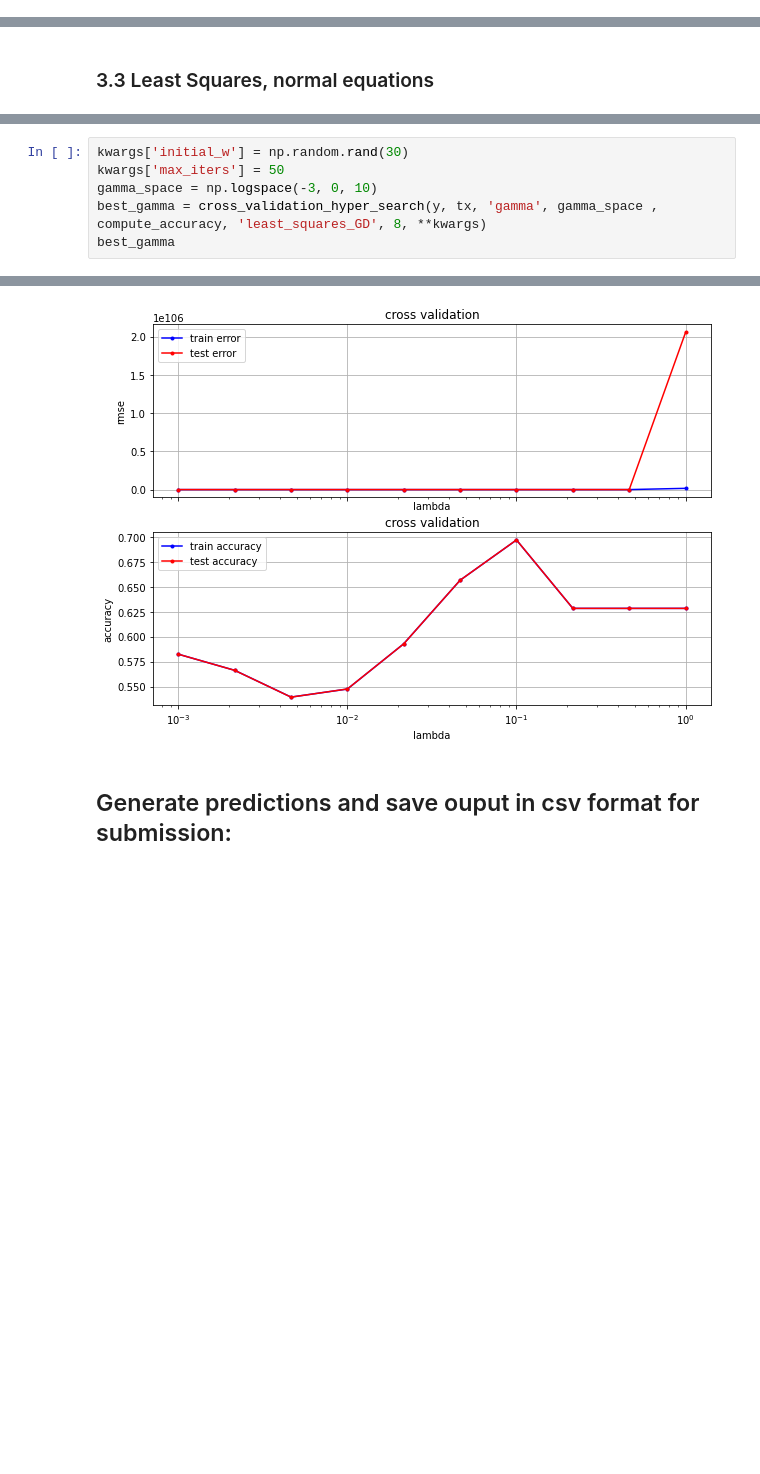
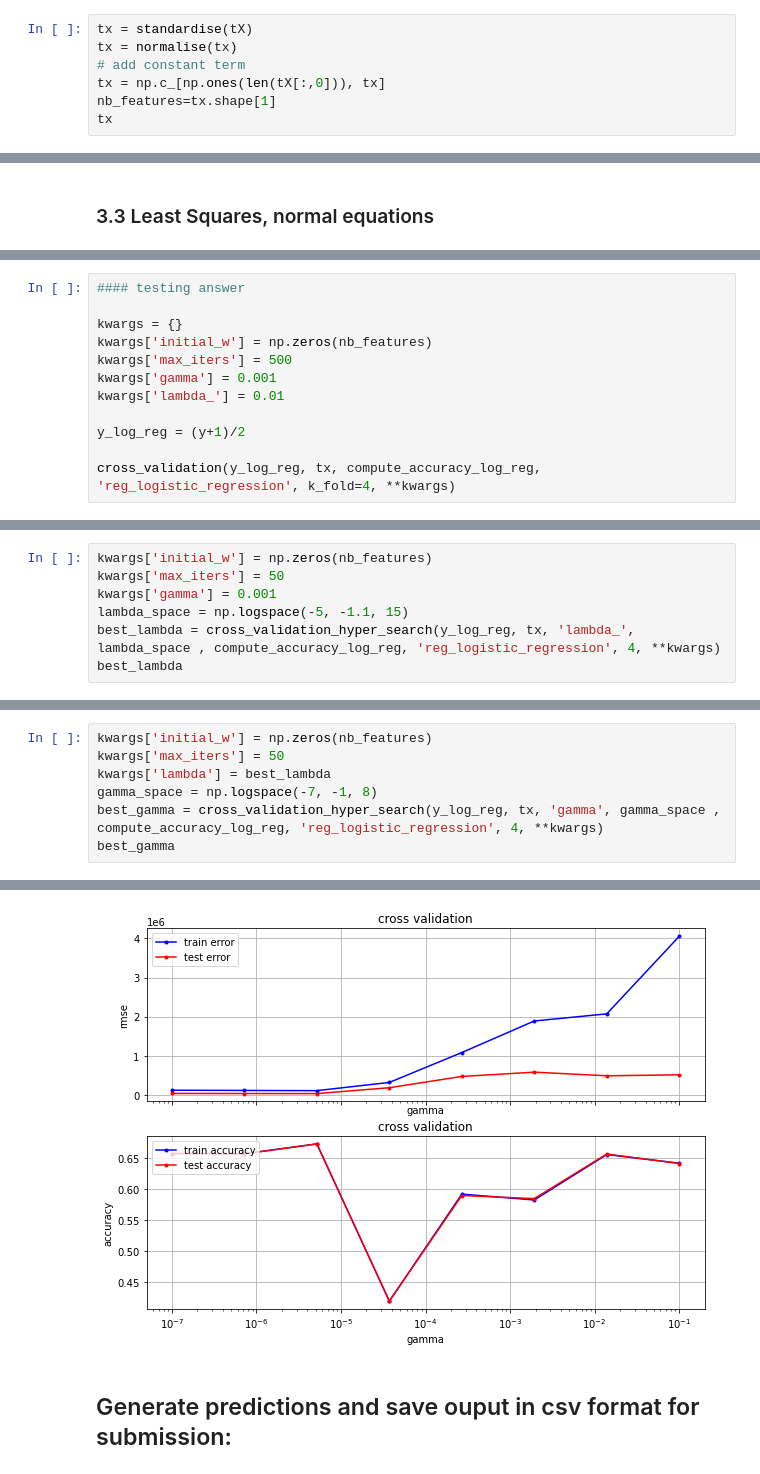
Before and after one commit to Noyt/ML2020_PR1, a Jupyter notebook: project1.ipynb, the cells around one changed output, grey strips where cells are left out. Drawn from its saved outputs; the diff is of its cells as text; blank space fills up the shorter version.

```diff
--- a/project1.ipynb
+++ b/project1.ipynb
@@ -31,0 +29,7 @@ tx = standardise(tX)
+# %%
+tx = standardise(tX)
+tx = normalise(tx)
+# add constant term
+tx = np.c_[np.ones(len(tX[:,0])), tx]
+nb_features=tx.shape[1]
+tx
@@ -175,0 +231,12 @@ def cross_validation_hyper_search(y, x, param_name, search_space, metric, learni
+# %%
+#### testing answer
+
+kwargs = {}
+kwargs['initial_w'] = np.zeros(nb_features)
+kwargs['max_iters'] = 500
+kwargs['gamma'] = 0.001
+kwargs['lambda_'] = 0.01
+
+y_log_reg = (y+1)/2
+
+cross_validation(y_log_reg, tx, compute_accuracy_log_reg, 'reg_logistic_regression', k_fold=4, **kwargs)
@@ -175,0 +249,7 @@ def cross_validation_hyper_search(y, x, param_name, search_space, metric, learni
+# %%
+kwargs['initial_w'] = np.zeros(nb_features)
+kwargs['max_iters'] = 50
+kwargs['gamma'] = 0.001
+lambda_space = np.logspace(-5, -1.1, 15)
+best_lambda = cross_validation_hyper_search(y_log_reg, tx, 'lambda_', lambda_space , compute_accuracy_log_reg, 'reg_logistic_regression', 4, **kwargs)
+best_lambda
@@ -176,7 +259,8 @@ def cross_validation_hyper_search(y, x, param_name, search_space, metric, learni
 # %%
-kwargs['initial_w'] = np.random.rand(30)
+kwargs['initial_w'] = np.zeros(nb_features)
 kwargs['max_iters'] = 50
-gamma_space = np.logspace(-3, 0, 10)
-best_gamma = cross_validation_hyper_search(y, tx, 'gamma', gamma_space , compute_accuracy, 'least_squares_GD', 8, **kwargs)
+kwargs['lambda'] = best_lambda
+gamma_space = np.logspace(-7, -1, 8)
+best_gamma = cross_validation_hyper_search(y_log_reg, tx, 'gamma', gamma_space , compute_accuracy_log_reg, 'reg_logistic_regression', 4, **kwargs)
 best_gamma
 # %% [output]
@@ -184,4 +268,4 @@ best_gamma
-[figure, old version]
+[figure, new version]
 # %% [markdown]
 ## Generate predictions and save ouput in csv format for submission:
 # %%
```
Also changed, not shown: parts of 31 cells of this notebook, 5 other files.
